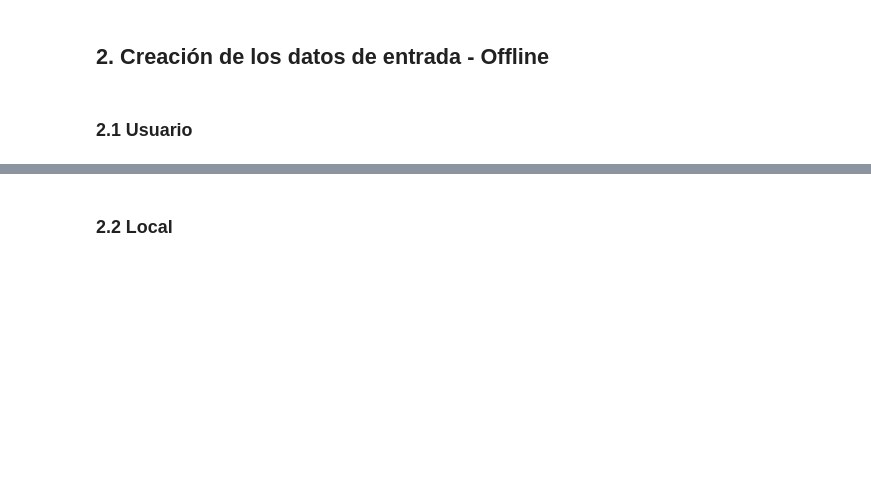
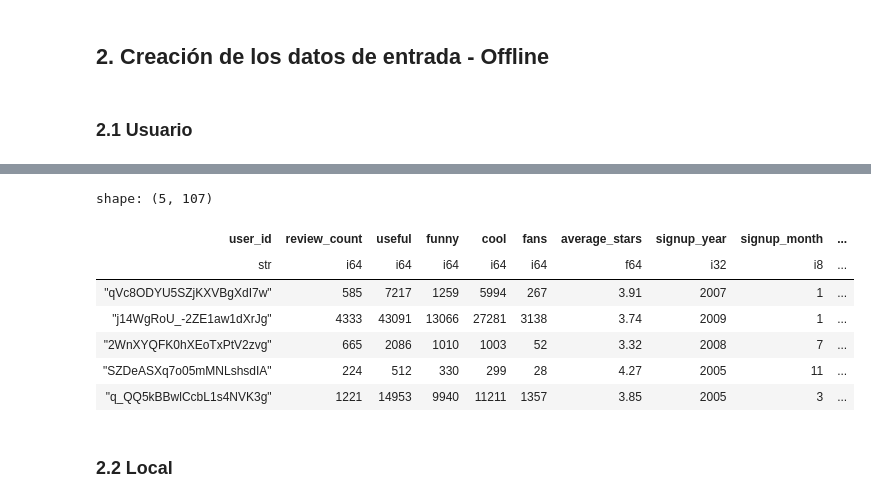
Before and after one commit to yabol02/recsys_content, a Jupyter notebook: notebooks/data_modeling.ipynb, the cells around one changed output, grey strips where cells are left out. Saved outputs shown, nothing was run; the diff lists cells and outputs as text; code cells hidden in the pictures; blank space fills up the shorter version.

```diff
--- a/notebooks/data_modeling.ipynb
+++ b/notebooks/data_modeling.ipynb
@@ -189,0 +85,20 @@ shape: (699_619, 17)
+# %%
+from datetime import date
+import math
+REFERENCE_DATE = date(2023, 1, 1)
+
+COUNTER_COLS = ["useful", "funny", "cool"]
+
+COMPLIMENT_COLS = [
+    "compliment_hot",
+    "compliment_more",
+    "compliment_profile",
+    "compliment_cute",
+    "compliment_list",
+    "compliment_note",
+    "compliment_plain",
+    "compliment_cool",
+    "compliment_funny",
+    "compliment_writer",
+    "compliment_photos",
+]
@@ -190,2 +392,15 @@ shape: (699_619, 17)
+# %%
+users = build_user_features_batched(users)
+# %%
+users.head()
+# %% [output]
+shape: (5, 107)
+| user_id | review_count | useful | funny | cool | fans | average_stars | signup_year | signup_month | ... |
+| str | i64 | i64 | i64 | i64 | i64 | f64 | i32 | i8 | ... |
+| "qVc8ODYU5SZjKXVBgXdI7w" | 585 | 7217 | 1259 | 5994 | 267 | 3.91 | 2007 | 1 | ... |
+| "j14WgRoU_-2ZE1aw1dXrJg" | 4333 | 43091 | 13066 | 27281 | 3138 | 3.74 | 2009 | 1 | ... |
+| "2WnXYQFK0hXEoTxPtV2zvg" | 665 | 2086 | 1010 | 1003 | 52 | 3.32 | 2008 | 7 | ... |
+| "SZDeASXq7o05mMNLshsdIA" | 224 | 512 | 330 | 299 | 28 | 4.27 | 2005 | 11 | ... |
+| "q_QQ5kBBwlCcbL1s4NVK3g" | 1221 | 14953 | 9940 | 11211 | 1357 | 3.85 | 2005 | 3 | ... |
 # %% [markdown]
 ### 2.2 Local
```
Also changed, not shown: parts of 32 cells of this notebook, 4 other files.
